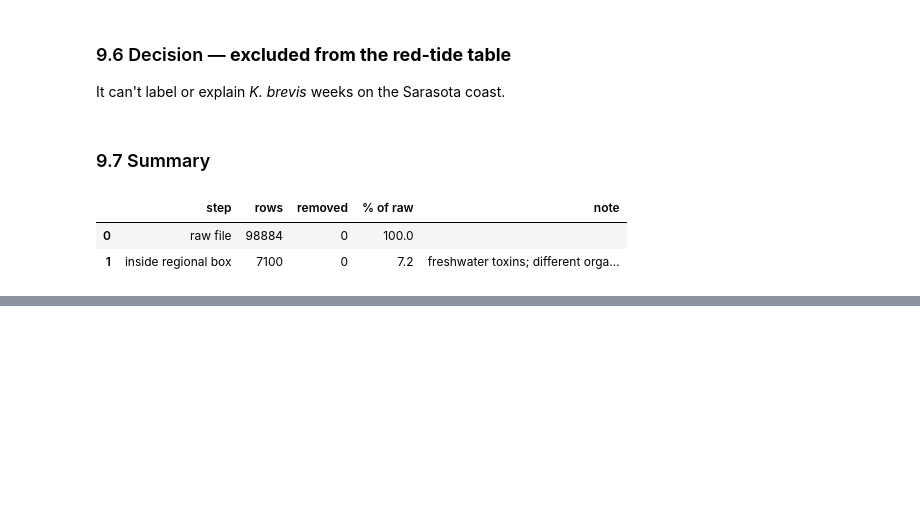
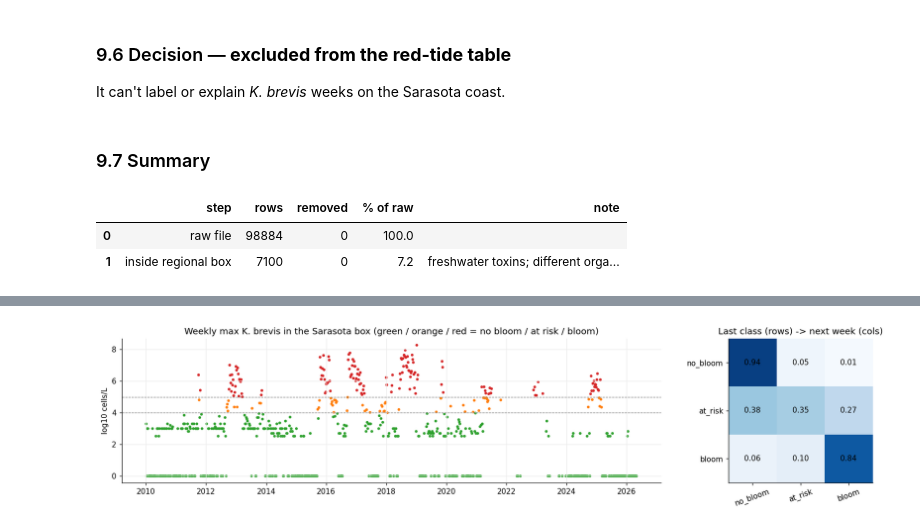
Before and after one commit to Break-Through-Tech/Biointerphase-1A-forecasting-harmful-algal-bloom-risk, a Jupyter notebook: models/notebooks/00_master_eda_and_merge.ipynb, the cells around one changed output, grey strips where cells are left out. Cells and saved outputs as stored; diff of their text form; code cells hidden in the pictures; blank space fills up the shorter version.

```diff
--- a/models/notebooks/00_master_eda_and_merge.ipynb
+++ b/models/notebooks/00_master_eda_and_merge.ipynb
@@ -2290,0 +2687,17 @@ del tox, mc, near
+# %%
+fig, axes = plt.subplots(1, 2, figsize=(15, 3.6), gridspec_kw={"width_ratios": [3, 1]})
+colors = table["kb_class"].map({0: "tab:green", 1: "tab:orange", 2: "tab:red"}).fillna("0.85")
+axes[0].scatter(table.index, table["kb_max_log"], c=colors, s=7)
+axes[0].axhline(4, ls="--", c="0.5", lw=0.8); axes[0].axhline(5, ls="--", c="0.5", lw=0.8)
+axes[0].set_title("Weekly max K. brevis in the Sarasota box (green / orange / red = no bloom / at risk / bloom)")
+axes[0].set_ylabel("log10 cells/L")
+trans = pd.crosstab(lab["last_class"].map(dict(enumerate(CLASS_NAMES))), lab["target"].map(dict(enumerate(CLASS_NAMES))),
+                    normalize="index").loc[CLASS_NAMES, CLASS_NAMES]
+axes[1].imshow(trans.values, cmap="Blues", vmin=0, vmax=1)
+for i in range(3):
+    for j in range(3): axes[1].text(j, i, f"{trans.values[i, j]:.2f}", ha="center", va="center")
+axes[1].set_xticks(range(3), CLASS_NAMES, rotation=20); axes[1].set_yticks(range(3), CLASS_NAMES); axes[1].grid(False)
+axes[1].set_title("Last class (rows) -> next week (cols)")
+plt.tight_layout(); plt.show()
+# %% [output]
+[figure, added]
```
Also changed, not shown: parts of 38 cells of this notebook, 4 other files.
